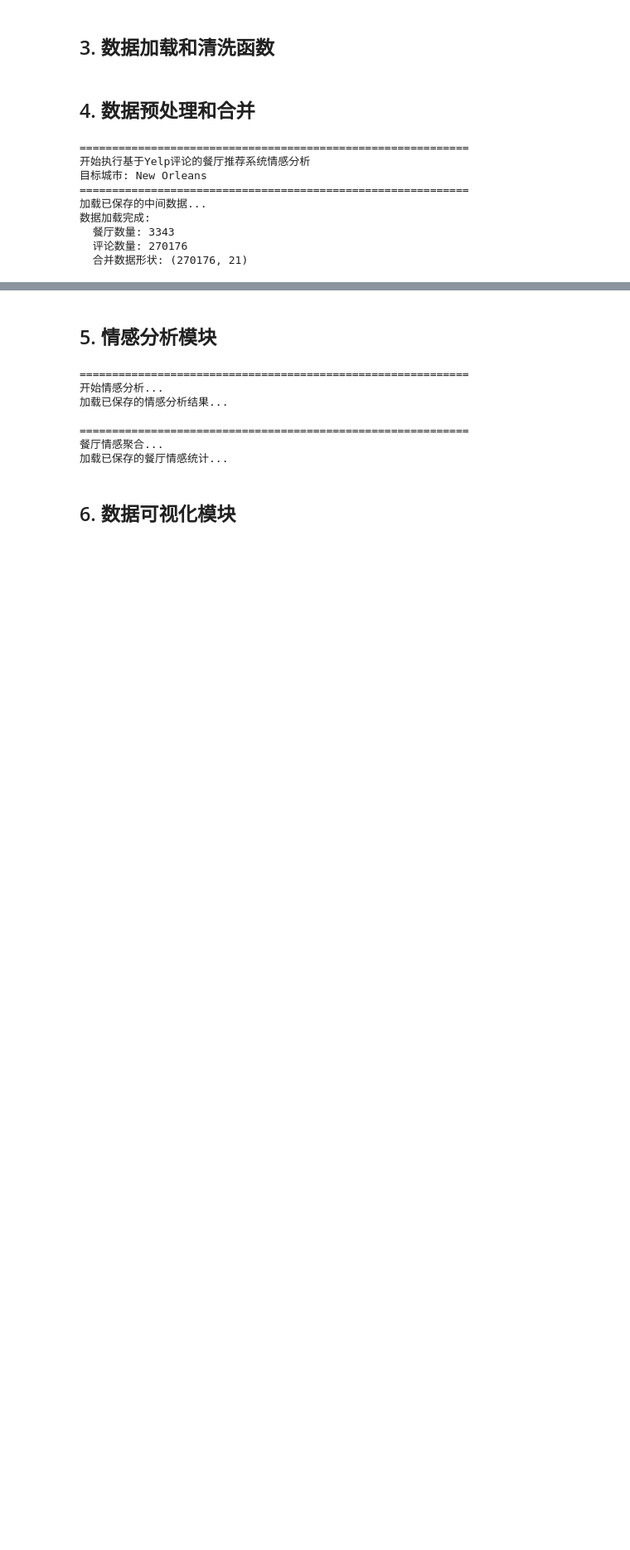
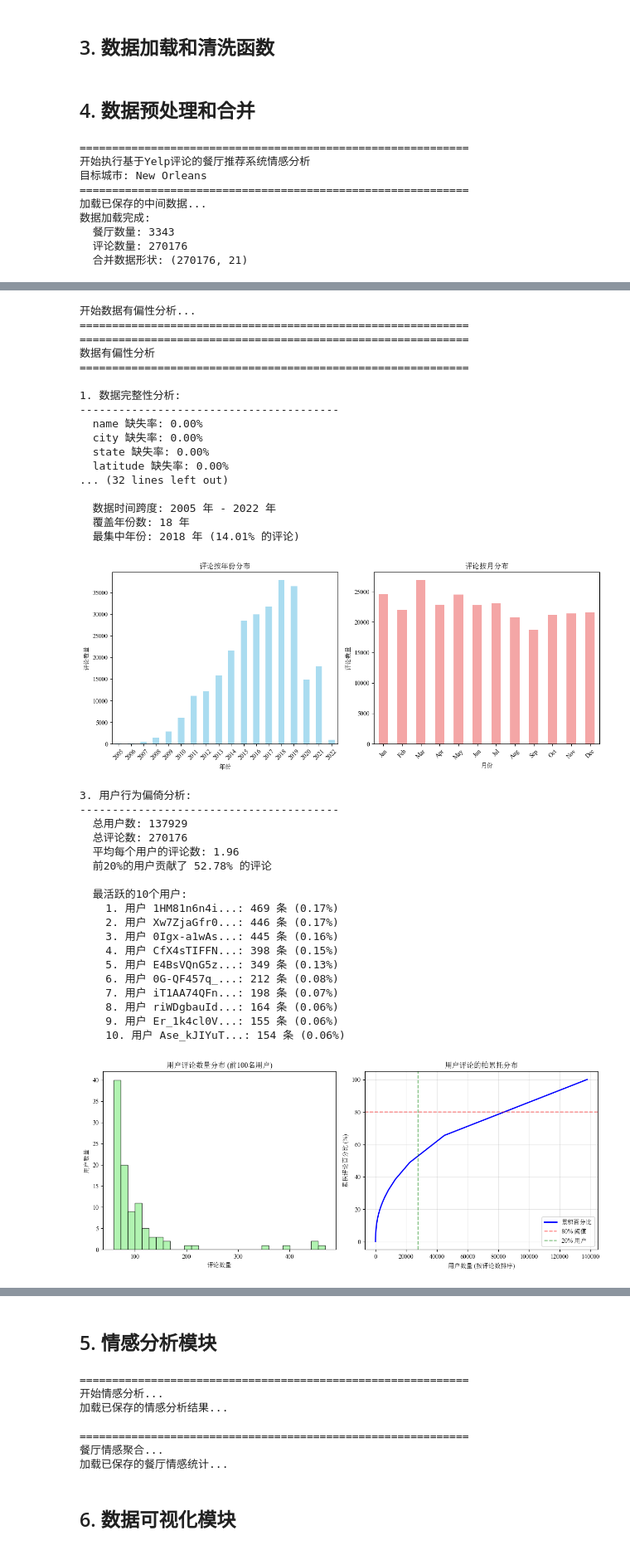
Before and after one commit to jacktaolai/geo-big-data-analysis, a Jupyter notebook: 实习四/实习四代码/yelp_analysis.ipynb, the cells around one changed output, grey strips where cells are left out. Shown at 83% size. Drawn from its saved outputs; the diff is of its cells as text; code cells hidden in the pictures; blank space fills up the shorter version.

```diff
--- a/实习四/实习四代码/yelp_analysis.ipynb
+++ b/实习四/实习四代码/yelp_analysis.ipynb
@@ -344,0 +348,47 @@ print(f"  合并数据形状: {merged_df.shape}")
+# %%
+from analyze_data_bias import analyze_data_bias, save_bias_analysis_results
+# 执行数据有偏性分析
+print("开始数据有偏性分析...")
+print("=" * 60)
+# 调用有偏性分析函数
+bias_results = analyze_data_bias(business_df, review_df, merged_df)
+# 保存分析结果
+save_bias_analysis_results(bias_results)
+# %% [output]
+开始数据有偏性分析...
+============================================================
+============================================================
+数据有偏性分析
+============================================================
+
+1. 数据完整性分析:
+----------------------------------------
+  name 缺失率: 0.00%
+  city 缺失率: 0.00%
+  state 缺失率: 0.00%
+  latitude 缺失率: 0.00%
+... (32 lines left out)
+
+  数据时间跨度: 2005 年 - 2022 年
+  覆盖年份数: 18 年
+  最集中年份: 2018 年 (14.01% 的评论)
+[figure, added]
+3. 用户行为偏倚分析:
+----------------------------------------
+  总用户数: 137929
+  总评论数: 270176
+  平均每个用户的评论数: 1.96
+  前20%的用户贡献了 52.78% 的评论
+
+  最活跃的10个用户:
+    1. 用户 1HM81n6n4i...: 469 条 (0.17%)
+    2. 用户 Xw7ZjaGfr0...: 446 条 (0.17%)
+    3. 用户 0Igx-a1wAs...: 445 条 (0.16%)
+    4. 用户 CfX4sTIFFN...: 398 条 (0.15%)
+    5. 用户 E4BsVQnG5z...: 349 条 (0.13%)
+    6. 用户 0G-QF457q_...: 212 条 (0.08%)
+    7. 用户 iT1AA74QFn...: 198 条 (0.07%)
+    8. 用户 riWDgbauId...: 164 条 (0.06%)
+    9. 用户 Er_1k4cl0V...: 155 条 (0.06%)
+    10. 用户 Ase_kJIYuT...: 154 条 (0.06%)
+[figure, added]
```
Also changed, not shown: parts of 2 cells of this notebook, 1 other file.
